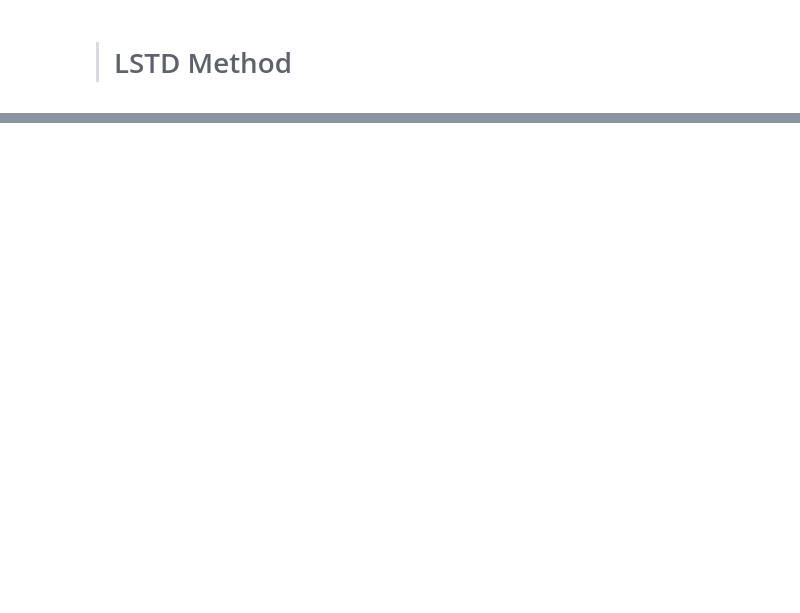
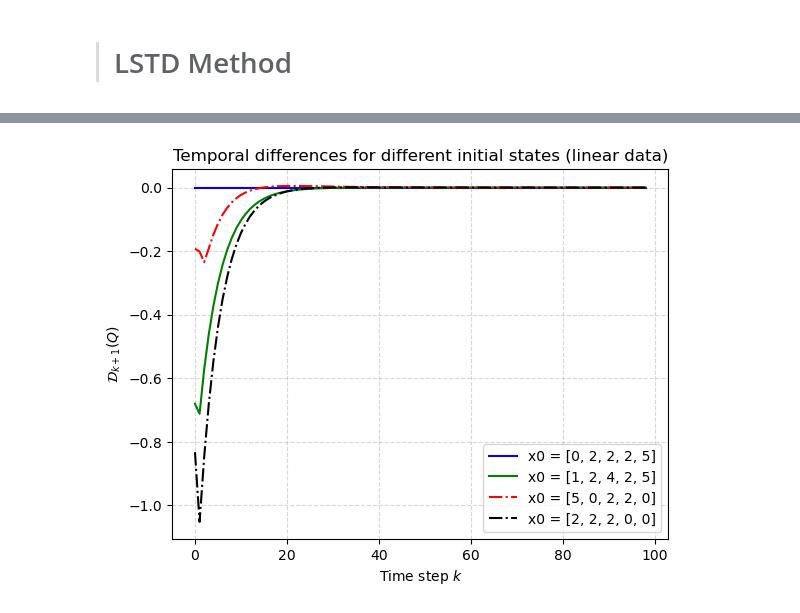
Before and after one commit to TheoHanon/Stochastic-Optimal-Control, a Jupyter notebook: Part III/partIII.ipynb, the cells around one changed output, grey strips where cells are left out. Saved outputs shown, nothing was run; the diff lists cells and outputs as text; code cells hidden in the pictures; blank space fills up the shorter version.

```diff
--- a/Part III/partIII.ipynb
+++ b/Part III/partIII.ipynb
@@ -280,0 +184,32 @@ Costs LQR: 1.6672594432027763
+# %%
+x0_arr = [[0, 2, 2, 2, 5], [1, 2, 4, 2, 5], [5, 0, 2, 2, 0], [2, 2, 2, 0, 0]]
+W = 10 * np.eye(27)
+n_step = 100
+temporal_differences = np.zeros((len(x0_arr), n_step-1))
+
+for i, x0 in enumerate(x0_arr):
+    data_linear = simulate_linear_model(x0[0], LQR_policy, n_step, with_noise=False)
+    theta_lstd_lin = perform_lstd(LQR_policy, cost, generate_psi_quadratic, W, data=data_linear, d=27)
+    # theta_lstd_lin = perform_lstd_PI(LQR_policy, cost, generate_psi_quadratic, W, data=data_linear, n_iter = 10, d = 27, action_space=(-5, 5))
+    Q_lstd = lambda x, u, theta : generate_psi_quadratic(x, u) @ theta
+
+    for j in range(n_step-1):
+        x = data_linear[0][:, j]
+        u = data_linear[1][:, j]
+        x_next = data_linear[0][:, j+1]
+
+        temporal_differences[i,j] = cost(x, u) + Q_lstd(x_next, LQR_policy(x_next), theta_lstd_lin) - Q_lstd(x, u[0], theta_lstd_lin)
+
+
+colors = ['b', 'g', 'r', 'black']
+linestyles = ['-', '-', '-.', '-.']
+for i in range(len(x0_arr)):
+    plt.plot(temporal_differences[i], color=colors[i], label='x0 = ' + str(x0_arr[i]), linestyle=linestyles[i])
+plt.legend()
+plt.xlabel('Time step $k$')
+plt.ylabel('$\\mathcal{D}_{k+1}(Q)$')
+plt.title('Temporal differences for different initial states (linear data)')
+plt.grid(linestyle='--', alpha = 0.5)
+plt.show()
+# %% [output]
+[figure, added]
```
Also changed, not shown: parts of 31 cells of this notebook, 2 other files.
